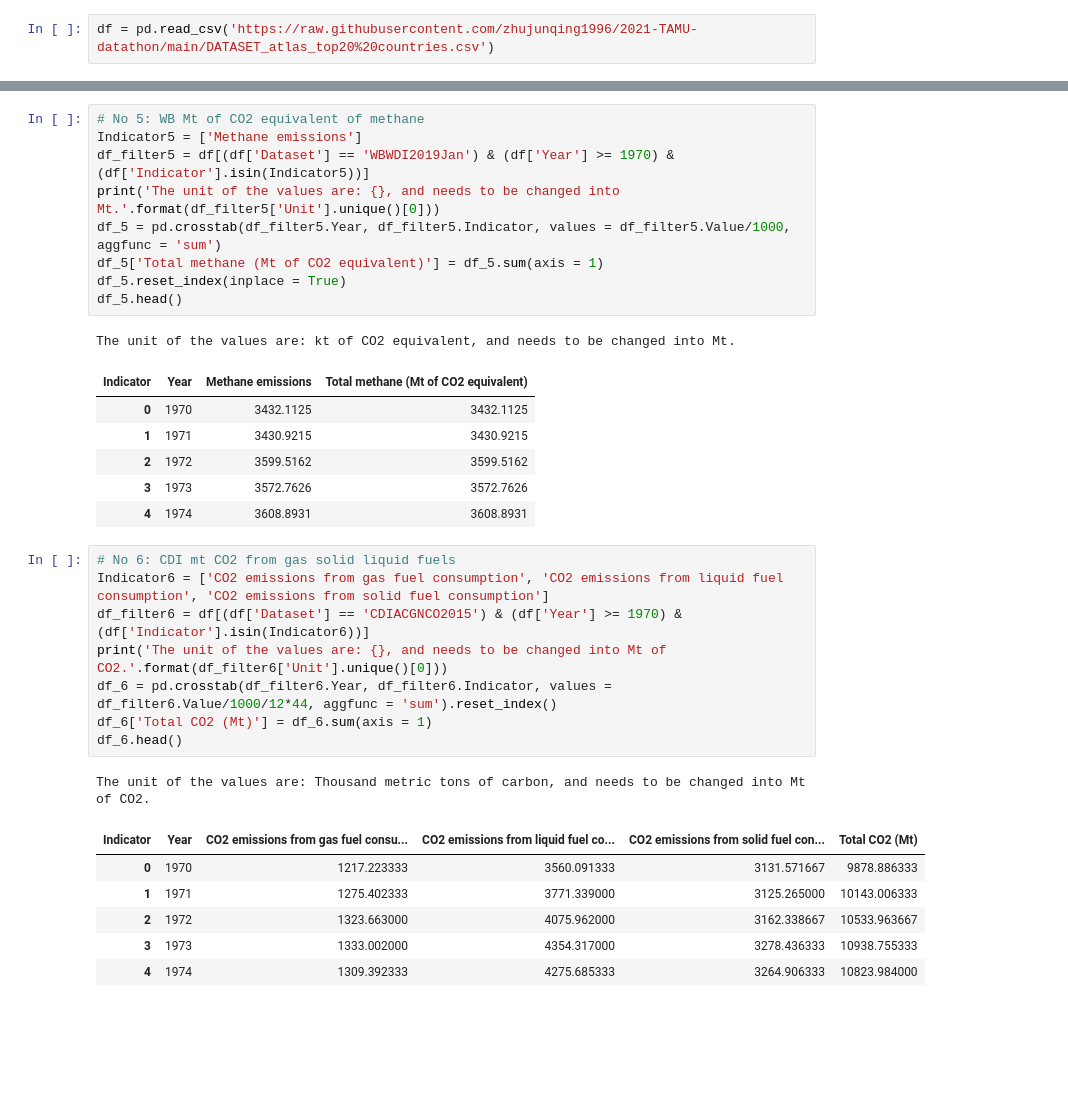
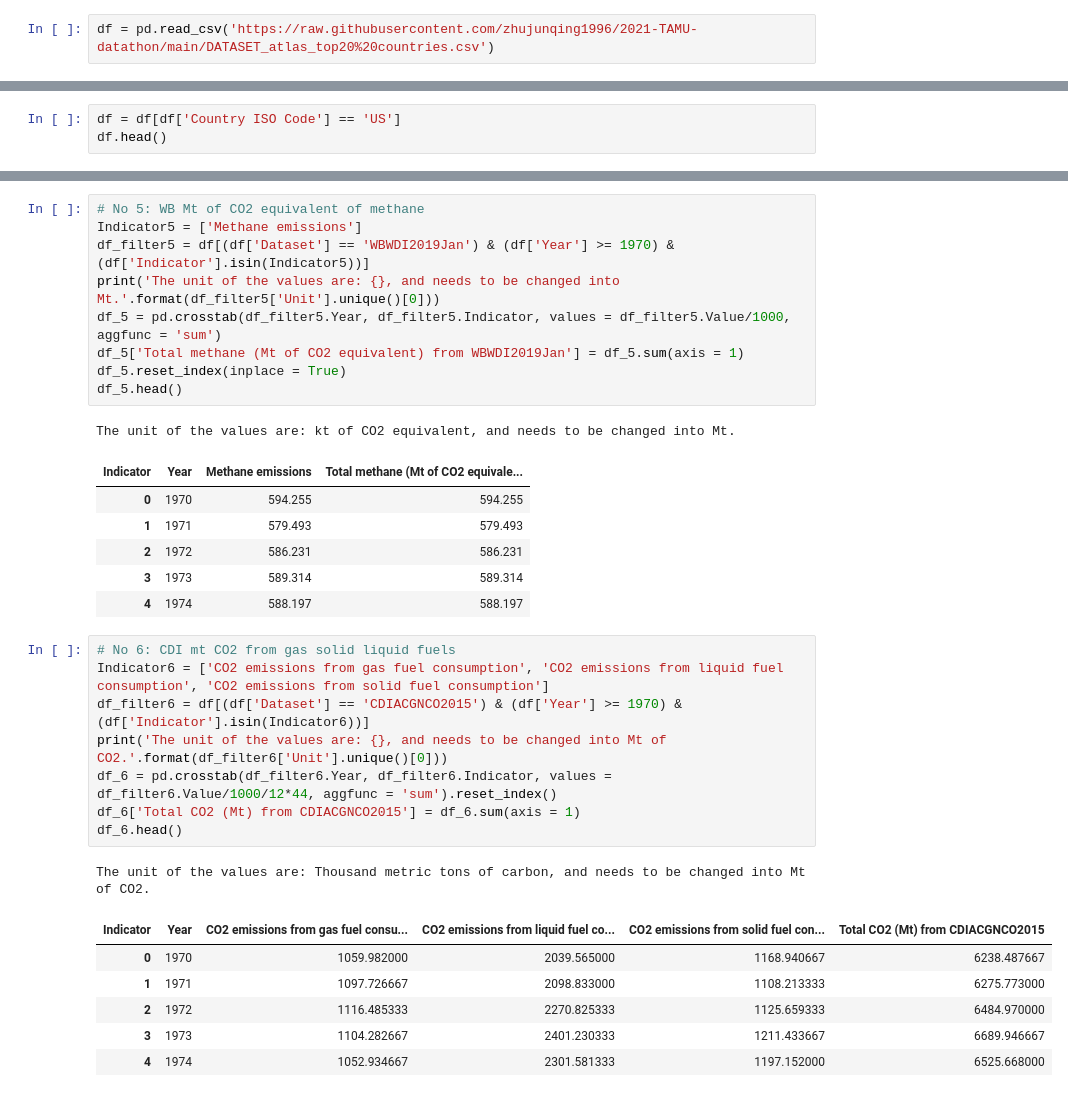
Before and after one commit to zhujunqing1996/2021-TAMU-datathon, a Jupyter notebook: ENVIRONMENT_DATA_ATLAS.ipynb, the cells around one changed output, grey strips where cells are left out. Saved outputs shown, nothing was run; the diff lists cells and outputs as text; blank space fills up the shorter version.

```diff
--- a/ENVIRONMENT_DATA_ATLAS.ipynb
+++ b/ENVIRONMENT_DATA_ATLAS.ipynb
@@ -24,0 +18,3 @@ df.head()
+# %%
+df = df[df['Country ISO Code'] == 'US']
+df.head()
@@ -95,30 +98,30 @@ Indicator5 = ['Methane emissions']
 df_filter5 = df[(df['Dataset'] == 'WBWDI2019Jan') & (df['Year'] >= 1970) & (df['Indicator'].isin(Indicator5))]
 print('The unit of the values are: {}, and needs to be changed into Mt.'.format(df_filter5['Unit'].unique()[0]))
 df_5 = pd.crosstab(df_filter5.Year, df_filter5.Indicator, values = df_filter5.Value/1000, aggfunc = 'sum')
-df_5['Total methane (Mt of CO2 equivalent)'] = df_5.sum(axis = 1)
+df_5['Total methane (Mt of CO2 equivalent) from WBWDI2019Jan'] = df_5.sum(axis = 1)
 df_5.reset_index(inplace = True)
 df_5.head()
 # %% [output]
 The unit of the values are: kt of CO2 equivalent, and needs to be changed into Mt.
-| Indicator | Year | Methane emissions | Total methane (Mt of CO2 equivalent) |
-| 0 | 1970 | 3432.1125 | 3432.1125 |
-| 1 | 1971 | 3430.9215 | 3430.9215 |
-| 2 | 1972 | 3599.5162 | 3599.5162 |
-| 3 | 1973 | 3572.7626 | 3572.7626 |
-| 4 | 1974 | 3608.8931 | 3608.8931 |
+| Indicator | Year | Methane emissions | Total methane (Mt of CO2 equivale... |
+| 0 | 1970 | 594.255 | 594.255 |
+| 1 | 1971 | 579.493 | 579.493 |
+| 2 | 1972 | 586.231 | 586.231 |
+| 3 | 1973 | 589.314 | 589.314 |
+| 4 | 1974 | 588.197 | 588.197 |
 # %%
 # No 6: CDI mt CO2 from gas solid liquid fuels
 Indicator6 = ['CO2 emissions from gas fuel consumption', 'CO2 emissions from liquid fuel consumption', 'CO2 emissions from solid fuel consumption']
 df_filter6 = df[(df['Dataset'] == 'CDIACGNCO2015') & (df['Year'] >= 1970) & (df['Indicator'].isin(Indicator6))]
 print('The unit of the values are: {}, and needs to be changed into Mt of CO2.'.format(df_filter6['Unit'].unique()[0]))
 df_6 = pd.crosstab(df_filter6.Year, df_filter6.Indicator, values = df_filter6.Value/1000/12*44, aggfunc = 'sum').reset_index()
-df_6['Total CO2 (Mt)'] = df_6.sum(axis = 1)
+df_6['Total CO2 (Mt) from CDIACGNCO2015'] = df_6.sum(axis = 1)
 df_6.head()
 # %% [output]
 The unit of the values are: Thousand metric tons of carbon, and needs to be changed into Mt of CO2.
-| Indicator | Year | CO2 emissions from gas fuel consu... | CO2 emissions from liquid fuel co... | CO2 emissions from solid fuel con... | Total CO2 (Mt) |
-| 0 | 1970 | 1217.223333 | 3560.091333 | 3131.571667 | 9878.886333 |
-| 1 | 1971 | 1275.402333 | 3771.339000 | 3125.265000 | 10143.006333 |
-| 2 | 1972 | 1323.663000 | 4075.962000 | 3162.338667 | 10533.963667 |
-| 3 | 1973 | 1333.002000 | 4354.317000 | 3278.436333 | 10938.755333 |
-| 4 | 1974 | 1309.392333 | 4275.685333 | 3264.906333 | 10823.984000 |
+| Indicator | Year | CO2 emissions from gas fuel consu... | CO2 emissions from liquid fuel co... | CO2 emissions from solid fuel con... | Total CO2 (Mt) from CDIACGNCO2015 |
+| 0 | 1970 | 1059.982000 | 2039.565000 | 1168.940667 | 6238.487667 |
+| 1 | 1971 | 1097.726667 | 2098.833000 | 1108.213333 | 6275.773000 |
+| 2 | 1972 | 1116.485333 | 2270.825333 | 1125.659333 | 6484.970000 |
+| 3 | 1973 | 1104.282667 | 2401.230333 | 1211.433667 | 6689.946667 |
+| 4 | 1974 | 1052.934667 | 2301.581333 | 1197.152000 | 6525.668000 |
```
Also changed, not shown: parts of 8 cells of this notebook.
